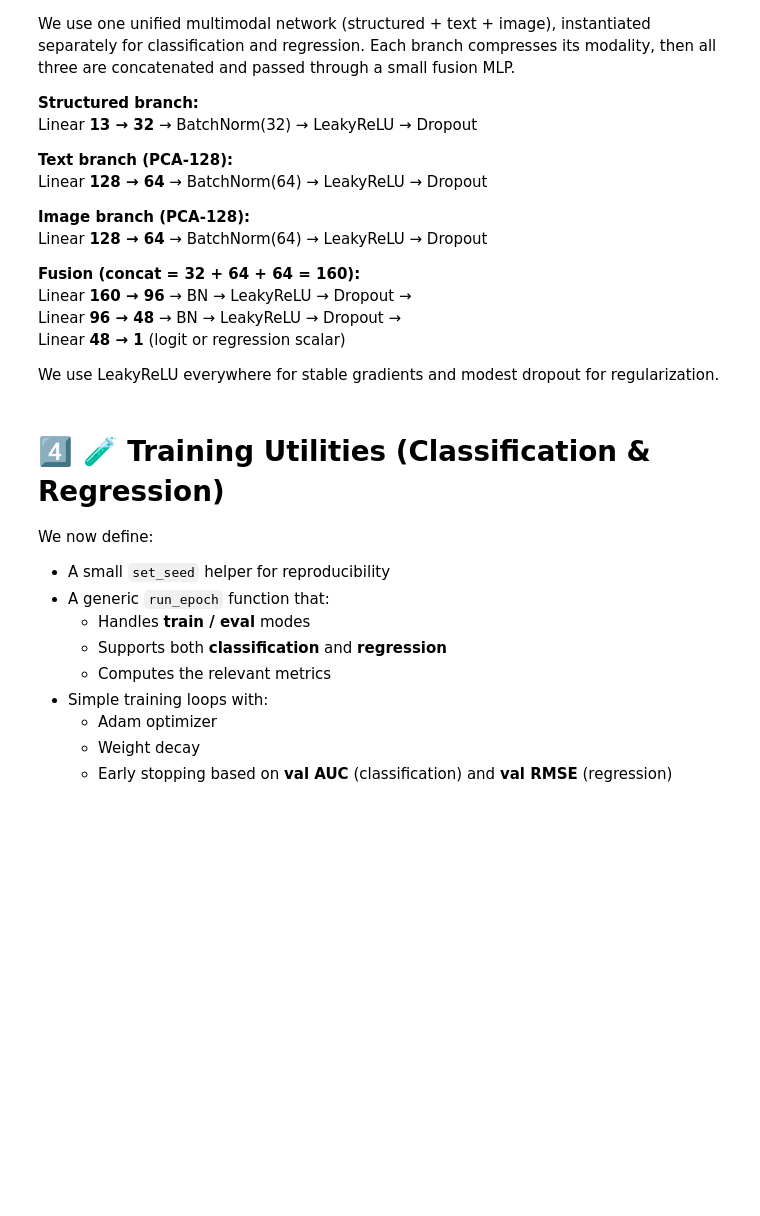
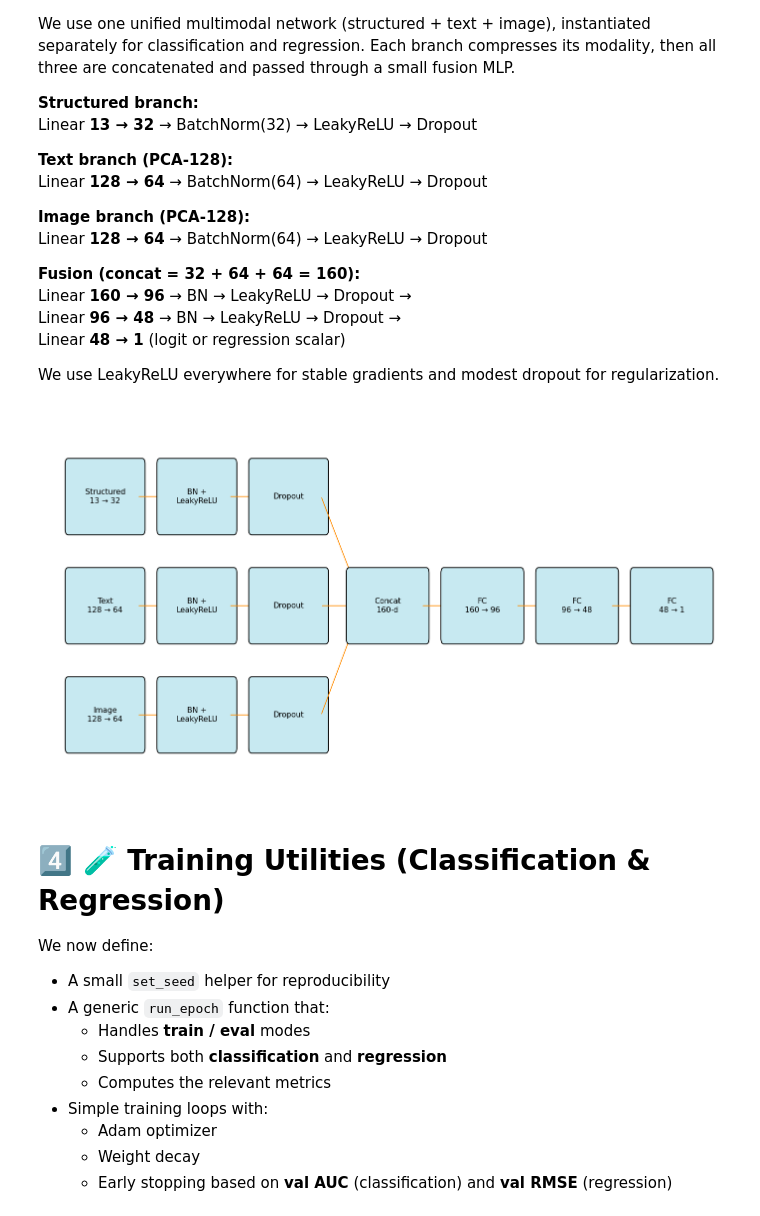
Before and after one commit to Andy216914/YouTube_Clickability_Study, a Jupyter notebook: notebooks/D2_multimodal_deep_nn.ipynb, the cells around one changed output. Drawn from its saved outputs; the diff is of its cells as text; code cells hidden in the pictures; blank space fills up the shorter version.

Commit message:
update nn plot

```diff
--- a/notebooks/D2_multimodal_deep_nn.ipynb
+++ b/notebooks/D2_multimodal_deep_nn.ipynb
@@ -308,6 +308,82 @@ class MultiModalNet(nn.Module):
 
         h = torch.cat([hs, ht, hi], dim=1) # concat all branches
         return self.fusion(h).squeeze(1)
+# %%
+# Visualization
+
+import matplotlib.pyplot as plt
+from matplotlib.patches import FancyBboxPatch, FancyArrowPatch
+
+# --- Helper functions ---
+def box(ax, xy, text, width=2.2, height=0.9, color="#C7E9F1"):
+    """ Draw a rounded box with centered text """
+    x, y = xy
+    rect = FancyBboxPatch(
+        (x, y), width, height,
+        boxstyle="round,pad=0.25,rounding_size=0.1",
+        linewidth=1.3, edgecolor="black", facecolor=color
+    )
+    ax.add_patch(rect)
+    ax.text(x + width/2, y + height/2, text,
+            ha='center', va='center', fontsize=11)
+
+def arrow(ax, xy1, xy2):
+    """ Draw a nice arrow """
+    ax.add_patch(FancyArrowPatch(
+        xy1, xy2,
+        arrowstyle='-|>', mutation_scale=12,
+        linewidth=1.2, color='darkorange'
+    ))
+
+# --- Initialize figure ---
+fig, ax = plt.subplots(figsize=(14, 8))
+
+# Vertical spacing for branches
+y_struct = 5
+y_text   = 3
+y_image  = 1
+
+# --- STRUCTURED BRANCH ---
+box(ax, (0, y_struct), "Structured\n13 → 32")
+arrow(ax, (2.2, y_struct+0.45), (3.1, y_struct+0.45))
+box(ax, (3.1, y_struct), "BN +\nLeakyReLU")
+arrow(ax, (5.3, y_struct+0.45), (6.2, y_struct+0.45))
+box(ax, (6.2, y_struct), "Dropout")
+arrow(ax, (8.4, y_struct+0.45), (9.5, 3.9))
+
+# --- TEXT BRANCH ---
+box(ax, (0, y_text), "Text\n128 → 64")
+arrow(ax, (2.2, y_text+0.45), (3.1, y_text+0.45))
+box(ax, (3.1, y_text), "BN +\nLeakyReLU")
+arrow(ax, (5.3, y_text+0.45), (6.2, y_text+0.45))
+box(ax, (6.2, y_text), "Dropout")
+arrow(ax, (8.4, y_text+0.45), (9.5, 3.45))
+
+# --- IMAGE BRANCH ---
+box(ax, (0, y_image), "Image\n128 → 64")
+arrow(ax, (2.2, y_image+0.45), (3.1, y_image+0.45))
+box(ax, (3.1, y_image), "BN +\nLeakyReLU")
+arrow(ax, (5.3, y_image+0.45), (6.2, y_image+0.45))
+box(ax, (6.2, y_image), "Dropout")
+arrow(ax, (8.4, y_image+0.45), (9.5, 3.05))
+
+# --- FUSION BLOCK (centered) ---
+box(ax, (9.5, 3), "Concat\n160-d", width=2.3)
+arrow(ax, (11.8, 3.45), (12.7, 3.45))
+box(ax, (12.7, 3), "FC\n160 → 96", width=2.3)
+arrow(ax, (15.0, 3.45), (15.9, 3.45))
+box(ax, (15.9, 3), "FC\n96 → 48", width=2.3)
+arrow(ax, (18.2, 3.45), (19.1, 3.45))
+box(ax, (19.1, 3), "FC\n48 → 1", width=2.3)
+
+# --- Layout cleanup ---
+ax.set_xlim(-1, 22)
+ax.set_ylim(0, 7)
+ax.axis("off")
+plt.tight_layout()
+plt.show()
+# %% [output]
+[figure, added]
 # %% [markdown]
 # 4️⃣ 🧪 Training Utilities (Classification & Regression)
 
```
